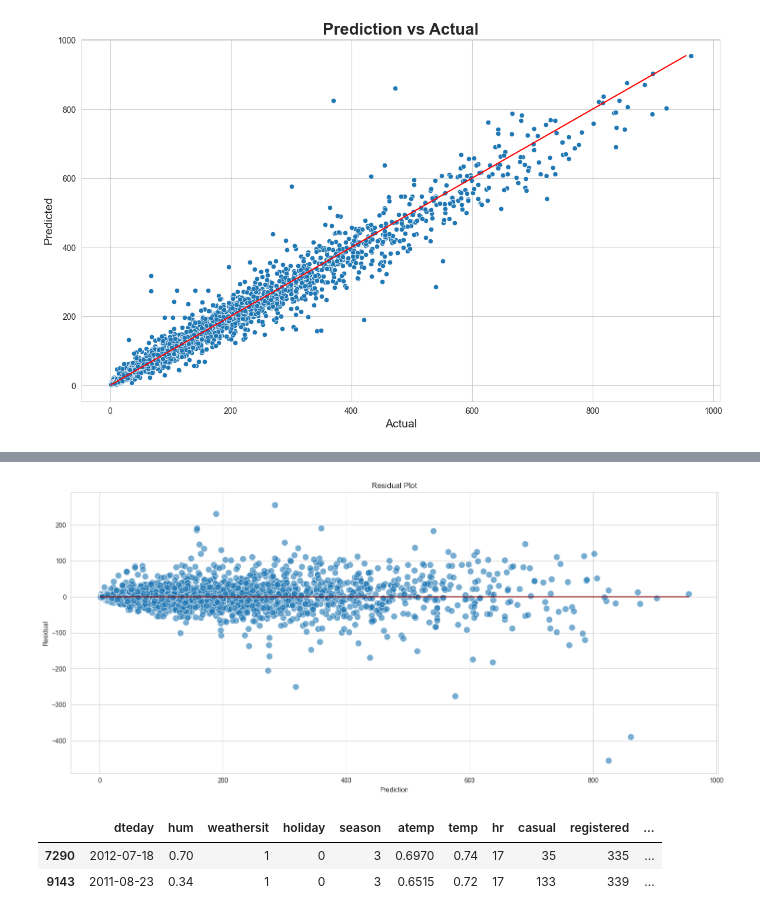
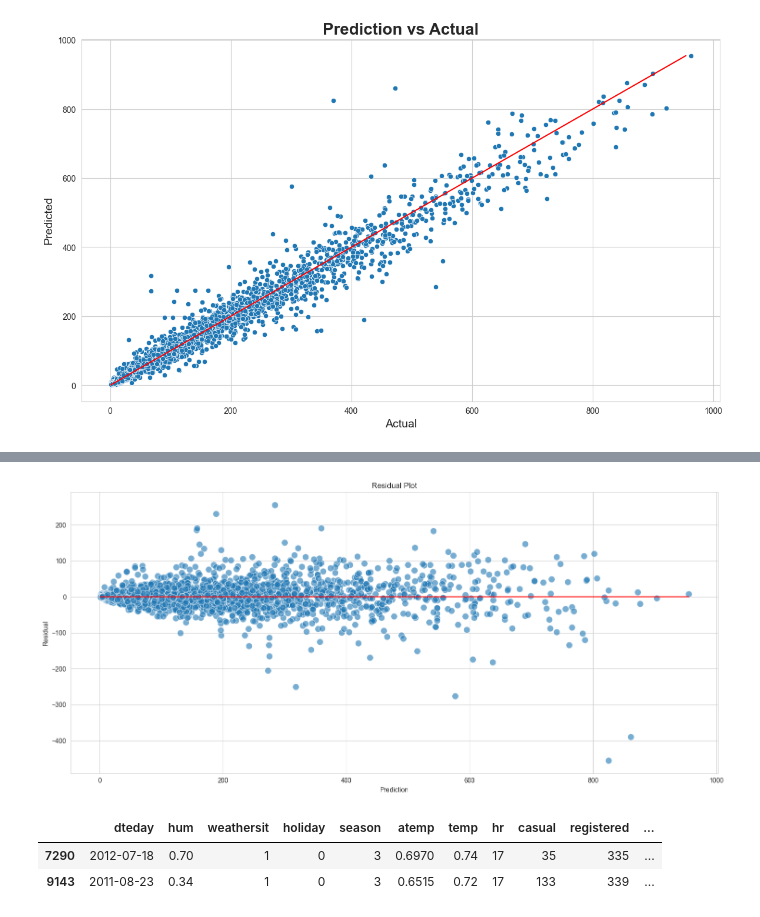
Before and after one commit to atthabrizi/JCDS-Capstone3, a Jupyter notebook: Bike Sharing ML.ipynb, the cells around one changed output, grey strips where cells are left out. Drawn from its saved outputs; the diff is of its cells as text; code cells hidden in the pictures.

```diff
--- a/Bike Sharing ML.ipynb
+++ b/Bike Sharing ML.ipynb
@@ -974,12 +966,12 @@ test_data.head()
 # %%
 plt.figure(figsize=(15,7))
 sns.scatterplot(data=test_data, x='Prediction',y='Residual', s=100, alpha=0.6)
-sns.lineplot(data=test_data, x='Prediction',y=0, color='maroon')
+sns.lineplot(data=test_data, x='Prediction',y=0, color='red')
 plt.title('Residual Plot')
 plt.tight_layout()
 plt.show()
 # %% [output]
-[figure, old version]
+[figure, new version]
 # %%
 outlier_index = list(test_data[test_data['Residual'] < -300].index)
 outlier_frame = test_data[test_data['Residual'] < -300].sort_index()
```
Also changed, not shown: parts of 13 cells of this notebook, 8 other files.
